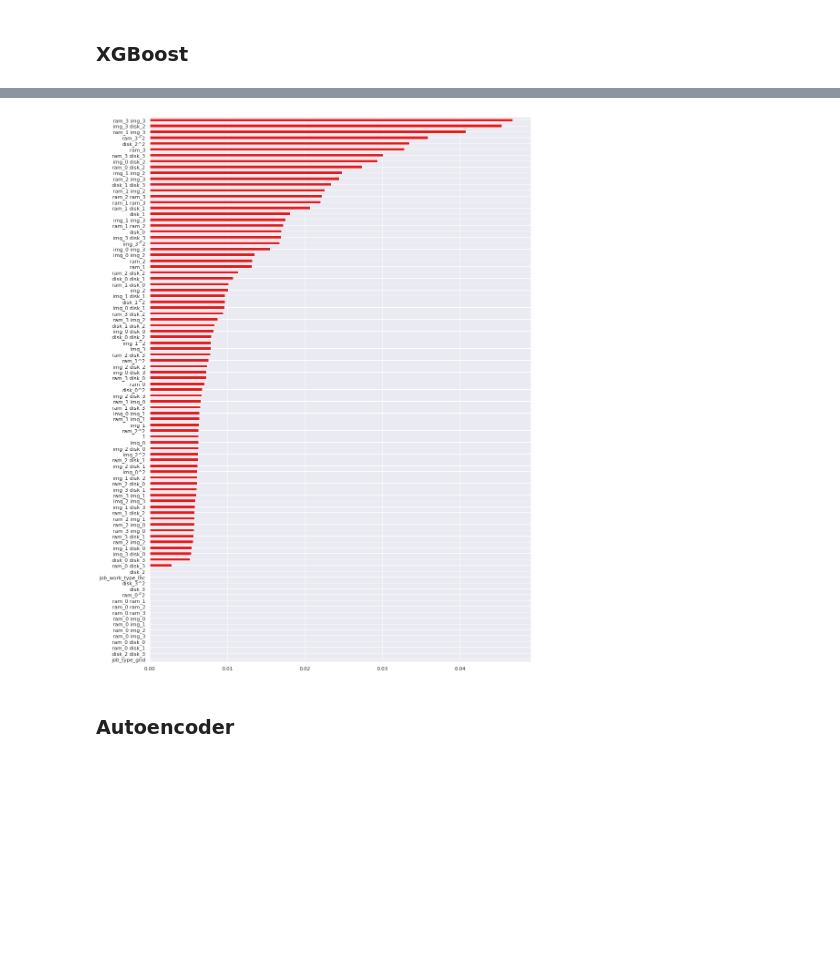
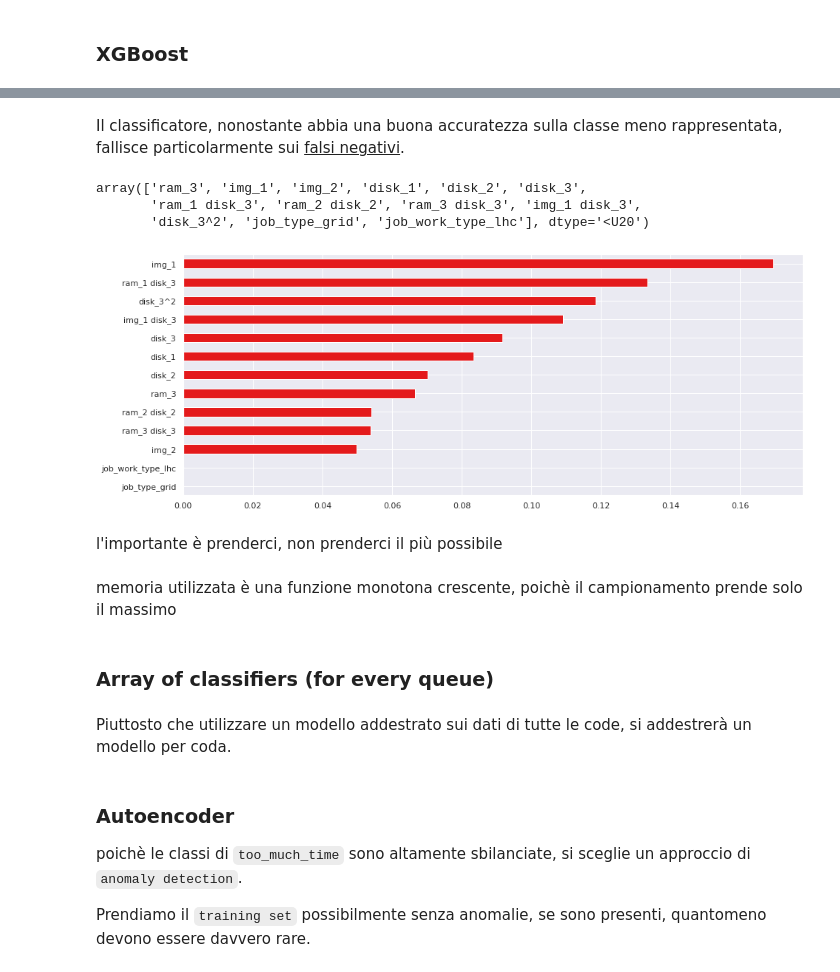
Before and after one commit to alessioarcara/JobFailurePrediction-CNAF, a Jupyter notebook: tirocinio/notebooks/job_zombie_prediction.ipynb, the cells around one changed output, grey strips where cells are left out. Cells and saved outputs as stored; diff of their text form; code cells hidden in the pictures; blank space fills up the shorter version.

```diff
--- a/tirocinio/notebooks/job_zombie_prediction.ipynb
+++ b/tirocinio/notebooks/job_zombie_prediction.ipynb
@@ -283,8 +309,12 @@ def nested_cross_validation(X, y, model_to_tune, space = dict()):
 # %% [markdown]
 ### XGBoost
 # %%
+from sklearn.svm import LinearSVC
+from sklearn.feature_selection import SelectFromModel
+
 xgb_model = Pipeline([
     ("preprocessor", preprocessor),
+    ('feature_selection', SelectFromModel(LinearSVC(C=0.1, penalty="l1", dual=False))),
     ("xgb", XGBClassifier(
                           tree_method='gpu_hist', predictor='gpu_predictor',
                           random_state=random_state ))
@@ -293,15 +323,14 @@ xgb_model = Pipeline([
 xgb_grid = {
     # spazio di ricerca
 
-    # 'preprocessor__num__poly__degree': [2, 3, 4],
-    # 'xgb__min_child_weight': [5, 10],
-    # 'xgb__subsample': [0.5, 0.6],
-    # 'xgb__colsample_bytree': [0.1, 0.5],
-    # 'xgb__n_estimators': [10, 100],
-    # 'xgb__max_depth': [2, 10],
-    # 'xgb__learning_rate': [0.01, 0.1]
+    'preprocessor__num__poly__degree': [2, 3, 4],
+    'xgb__min_child_weight': [5, 10],
+    'xgb__subsample': [0.5, 0.6],
+    'xgb__colsample_bytree': [0.1, 0.5],
+    'xgb__n_estimators': [10, 100],
+    'xgb__max_depth': [2, 10],
+    'xgb__learning_rate': [0.01, 0.1]
 }
 
-X_train, y_train = split_df_into_X_y(tabular_df[tabular_df['queue'] == 'atlas'], 'too_much_time')
-nested_cross_validation(X_train, y_train, xgb_model, xgb_grid)
+xgb_model
 # %% [output]
@@ -313,8 +356,11 @@ f1_score: 0.752 (0.012)
+# %%
+X_train, y_train = split_df_into_X_y(tabular_df[tabular_df['job_work_type'] == 'atlas'], 'too_much_time')
+nested_cross_validation(X_train, y_train, xgb_model, xgb_grid)
 # %%
 xgb_best_params = {
     # iperparametri trovati
 
-    'preprocessor__num__poly__degree': 2,
+    'preprocessor__num__poly__degree': 3,
     'xgb__min_child_weight': 10,
     'xgb__subsample': 0.6,
     'xgb__colsample_bytree': 0.5,
@@ -348,9 +390,29 @@ f1-measure: (0.7499282836264743), intervallo confidenza: (0.7458849187979192, 0.
+# %% [markdown]
+Il classificatore, nonostante abbia una buona accuratezza sulla classe meno rappresentata, fallisce particolarmente sui <u>falsi negativi</u>.
 # %%
-coef_labels = list(xgb_model.named_steps["preprocessor"].named_transformers_["cat"].get_feature_names_out()) + list(xgb_model.named_steps["preprocessor"].named_transformers_["num"].get_feature_names_out())
+coef_labels = np.array(list(xgb_model.named_steps["preprocessor"].named_transformers_["num"].get_feature_names_out()) + list(xgb_model.named_steps["preprocessor"].named_transformers_["cat"].get_feature_names_out()))
+# %%
+coef_labels[xgb_model.named_steps["feature_selection"].get_support()]
+# %% [output]
+array(['ram_3', 'img_1', 'img_2', 'disk_1', 'disk_2', 'disk_3',
+       'ram_1 disk_3', 'ram_2 disk_2', 'ram_3 disk_3', 'img_1 disk_3',
+       'disk_3^2', 'job_type_grid', 'job_work_type_lhc'], dtype='<U20')
 # %%
-xgb_feature_importances = pd.Series(xgb_model.named_steps["xgb"].feature_importances_, index=coef_labels).sort_values(ascending=True)
-xgb_feature_importances.plot(kind='barh', figsize=(15, 22));
+xgb_feature_importances = pd.Series(xgb_model.named_steps["xgb"].feature_importances_, index=coef_labels[xgb_model.named_steps["feature_selection"].get_support()]).sort_values(ascending=True)
+xgb_feature_importances.plot(kind='barh', figsize=(15, 6));
 # %% [output]
-[figure, old version]
+[figure, new version]
+# %% [markdown]
+l'importante è prenderci, non prenderci il più possibile
+# %% [markdown]
+memoria utilizzata è una funzione monotona crescente, poichè il campionamento prende solo il massimo
+# %% [markdown]
+### Array of classifiers (for every queue)
+# %% [markdown]
+Piuttosto che utilizzare un modello addestrato sui dati di tutte le code, si addestrerà un modello per coda.
 # %% [markdown]
 ### Autoencoder
+
+poichè le classi di `too_much_time` sono altamente sbilanciate, si sceglie un approccio di `anomaly detection`.
+
+Prendiamo il `training set` possibilmente senza anomalie, se sono presenti, quantomeno devono essere davvero rare.
```
Also changed, not shown: parts of 40 cells of this notebook, 1 other file.
